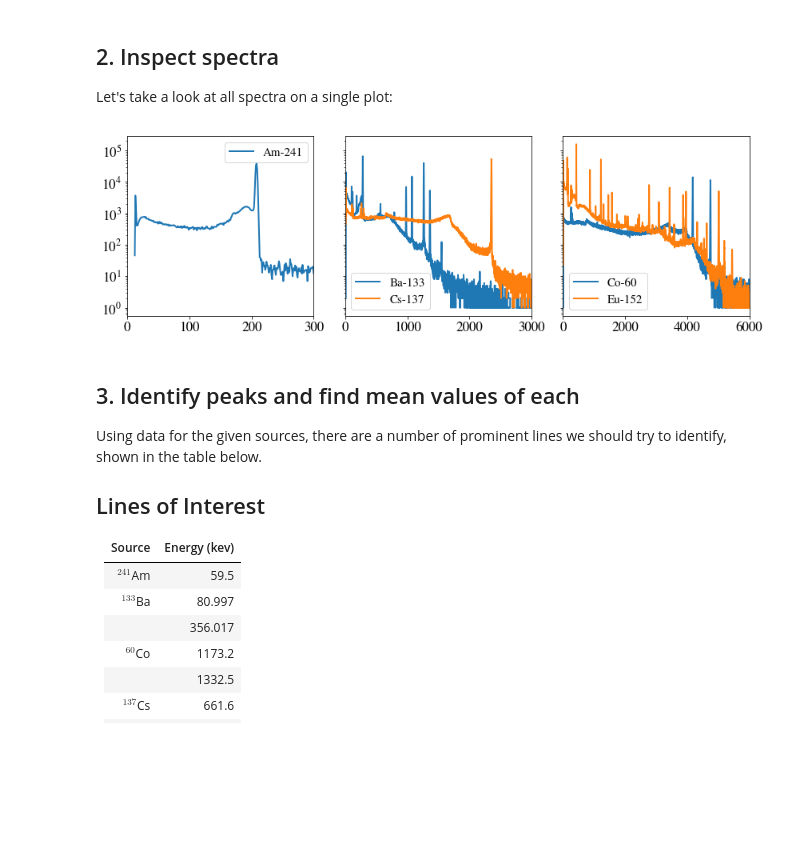
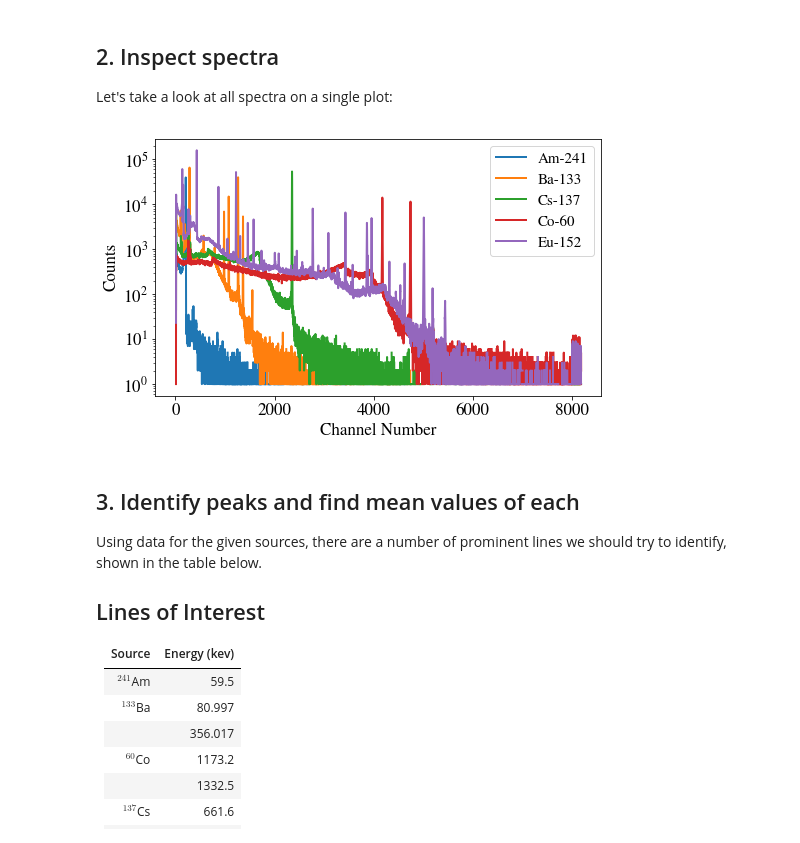
Before and after one commit to NE204-Fall2018/kjbilton-lab0, a Jupyter notebook: notebooks/lab0.ipynb, the cells around one changed output. Drawn from its saved outputs; the diff is of its cells as text; code cells hidden in the pictures; blank space fills up the shorter version.

```diff
--- a/notebooks/lab0.ipynb
+++ b/notebooks/lab0.ipynb
@@ -61,25 +61,21 @@ Let's take a look at all spectra on a single plot:
 FIGDIR = '../fig/'
 if not os.path.exists(FIGDIR):
     os.makedirs(FIGDIR)
-# %%
-f, ax = plt.subplots(ncols=3, sharey=True, figsize=(12, 4))
-
-spectra[['Am-241']].plot(ax=ax[0])
-spectra[['Ba-133', 'Cs-137']].plot(ax=ax[1])
-spectra[['Co-60', 'Eu-152']].plot(ax=ax[2])
-
-
-ax[0].set_xlim(0, 300)
-ax[1].set_xlim(0, 3000)
-ax[2].set_xlim(0, 6000)
-
-ax[0].set_yscale('log')
-
-plt.tight_layout()
-f.savefig(f'{FIGDIR}spectra.eps', format='eps')
-plt.show()
-# %% [output]
-[figure, removed]
+# %%
+f, ax = plt.subplots()
+
+spectra.plot(ax=ax)
+
+ax.semilogy()
+
+plt.tight_layout()
+ax.set_xlabel('Channel Number')
+ax.set_ylabel('Counts')
+
+f.savefig(f'{FIGDIR}spectra.eps', format='eps')
+plt.show()
+# %% [output]
+[figure, added]
 # %% [markdown]
 ## 3. Identify peaks and find mean values of each
 Using data for the given sources, there are a number of prominent lines we should try to identify, shown in the table below.
```
Also changed, not shown: parts of 7 cells of this notebook, 6 other files.
